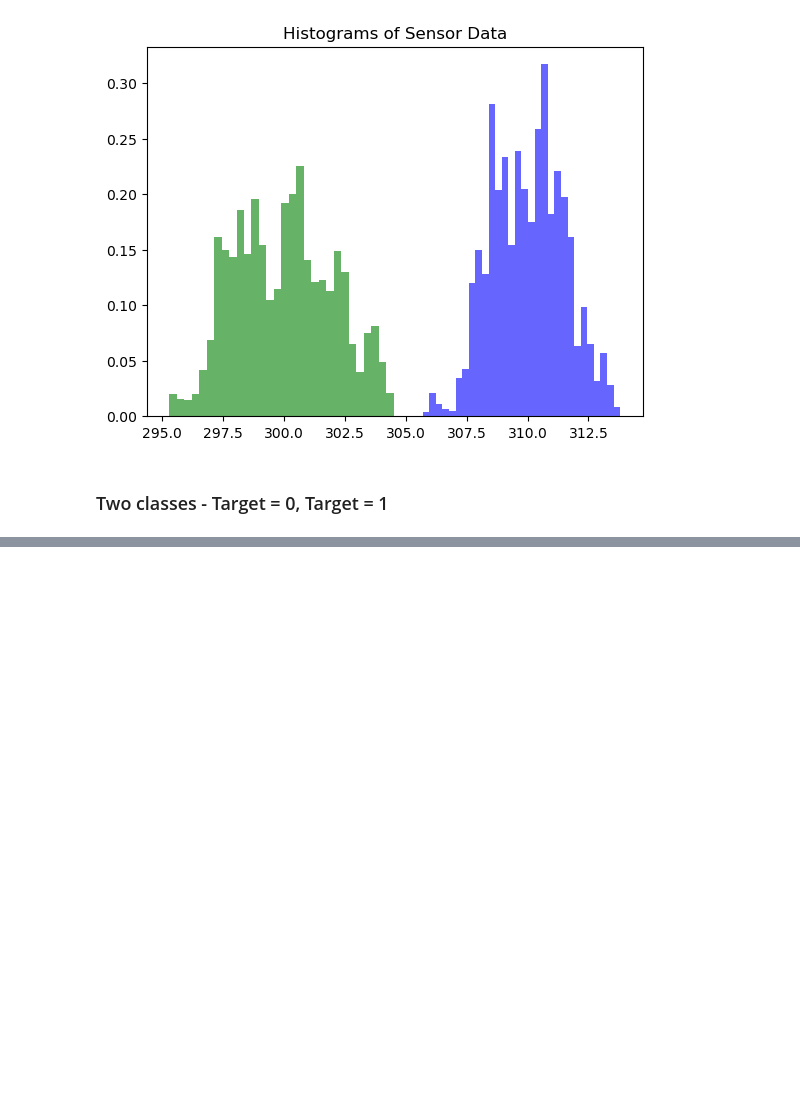
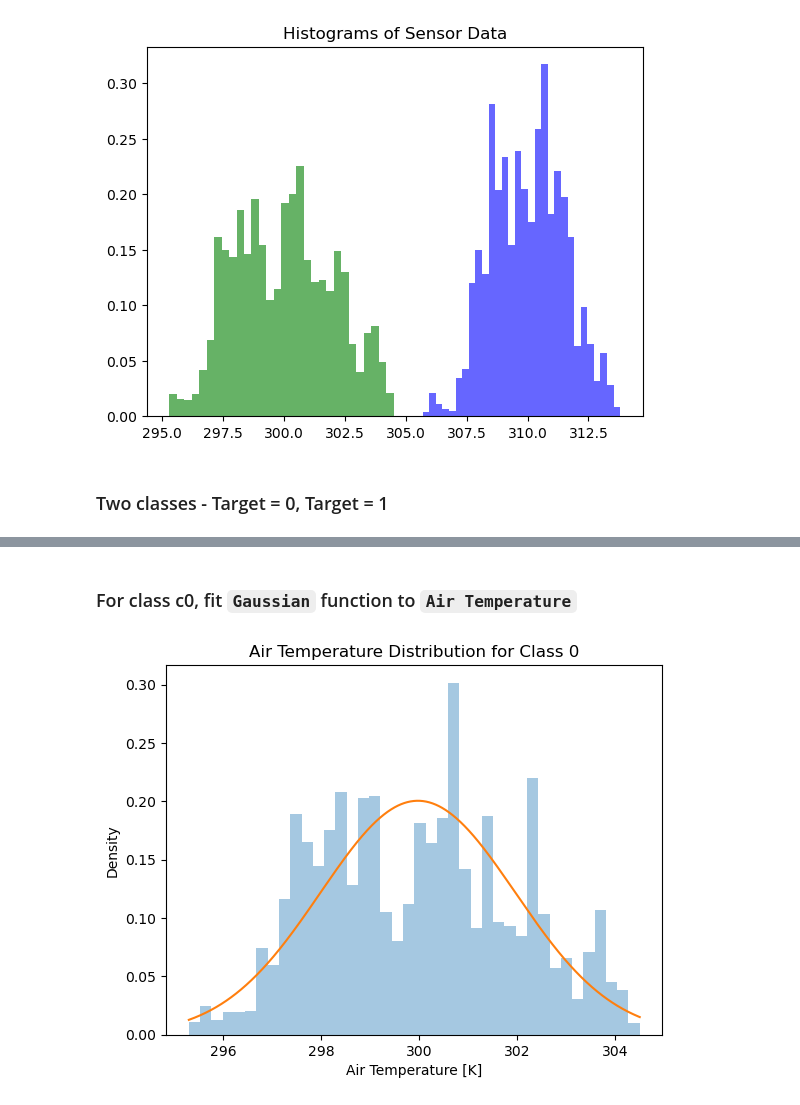
Before and after one commit to sriharip490/AIML-Workbooks, a Jupyter notebook: probability/probability-workbook1.ipynb, the cells around one changed output, grey strips where cells are left out. Saved outputs shown, nothing was run; the diff lists cells and outputs as text; code cells hidden in the pictures; blank space fills up the shorter version.

```diff
--- a/probability/probability-workbook1.ipynb
+++ b/probability/probability-workbook1.ipynb
@@ -61,4 +63,4 @@ c1 = pm_data[pm_data['Target'] == 1]
 # %%
-c0_airtemp = c0['Air temperature [K]']
-c0_proctemp = c0['Process temperature [K]']
-c0_rotspeed = c0['Rotational speed [rpm]']
+c0_airtemp = c0['Air temperature [K]'].values
+c0_proctemp = c0['Process temperature [K]'].values
+c0_rotspeed = c0['Rotational speed [rpm]'].values
@@ -64,0 +81,28 @@ c0_rotspeed = c0['Rotational speed [rpm]']
+# %%
+def gaussian_pdf(x, mu, sigma):
+    return (1/(np.sqrt(2*np.pi)*sigma)) * np.exp(-((x-mu)**2)/(2*sigma**2))
+# %%
+def compute_gaussian_pdf(ftr_data):
+    ftr_data_mu = np.mean(ftr_data)
+    ftr_data_sigma = np.std(ftr_data)
+    x = np.linspace(min(ftr_data), max(ftr_data), 1000)
+
+    pdf_ftr = gaussian_pdf(x, ftr_data_mu, ftr_data_sigma)
+
+    return x, pdf_ftr
+# %%
+def plot_histograms(ftr_data, title_str, xlabel_str, ylable_str, color='tab:blue'):
+    x_ftr, pdf_ftr = compute_gaussian_pdf(ftr_data)
+    plt.figure()
+    plt.hist(ftr_data, bins=40, density=True, alpha=0.4, color=color)
+    plt.plot(x_ftr, pdf_ftr)
+    plt.title(title_str)
+    plt.xlabel(xlabel_str)
+    plt.ylabel(ylable_str)
+    plt.show()
+# %% [markdown]
+### For class c0, fit `Gaussian` function to `Air Temperature`
+# %%
+plot_histograms(c0_airtemp, 'Air Temperature Distribution for Class 0', 'Air Temperature [K]', 'Density')
+# %% [output]
+[figure, added]
```
Also changed, not shown: parts of 16 cells of this notebook.
